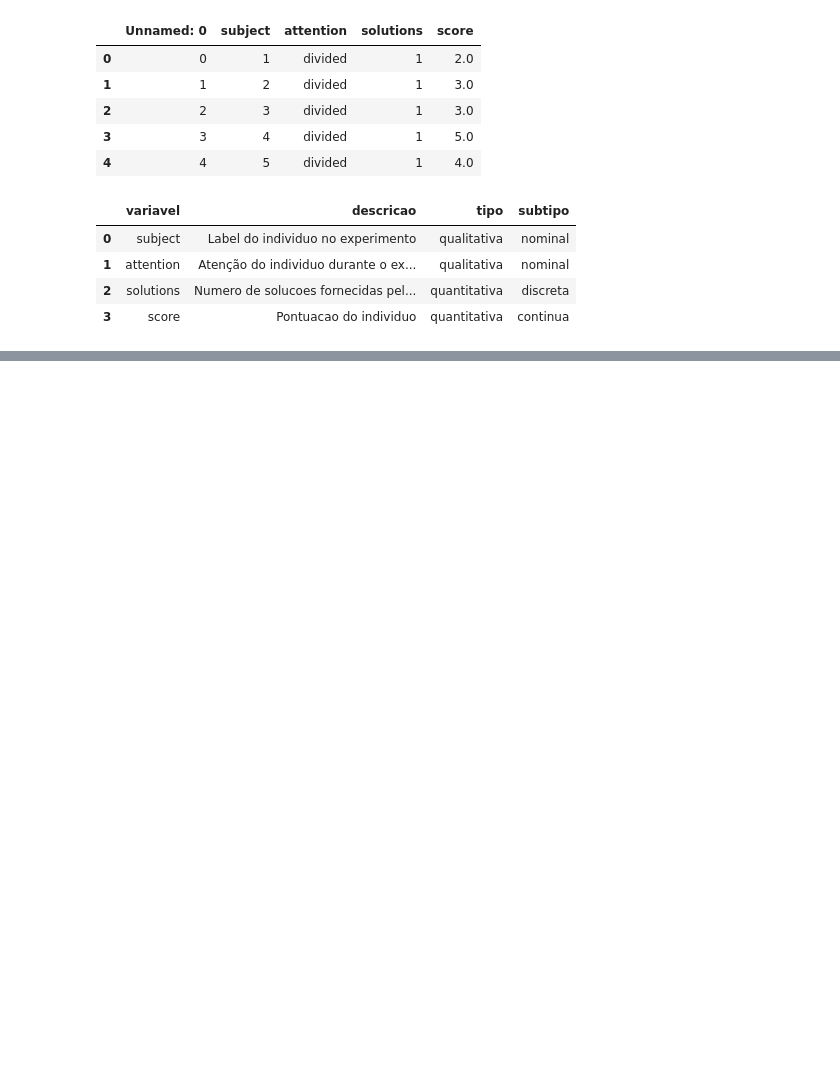
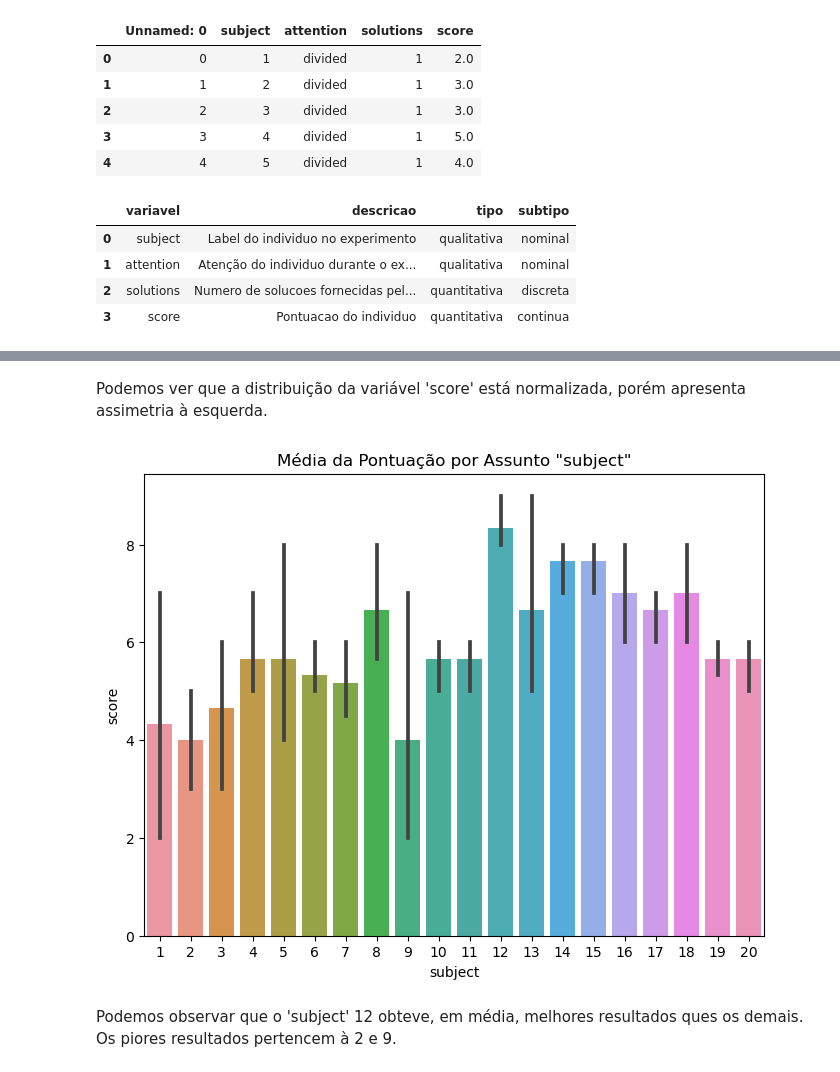
Before and after one commit to Jamaleco/avanti-bootcamp, a Jupyter notebook: notebooks/01-exploratory_data_analysis.ipynb, the cells around one changed output, grey strips where cells are left out. Saved outputs shown, nothing was run; the diff lists cells and outputs as text; code cells hidden in the pictures; blank space fills up the shorter version.

```diff
--- a/notebooks/01-exploratory_data_analysis.ipynb
+++ b/notebooks/01-exploratory_data_analysis.ipynb
@@ -51,0 +118,13 @@ df_dict.to_csv('../data/external/dicionario.csv', index=False)
+# %% [markdown]
+Podemos ver que a distribuição da variável 'score' está normalizada, porém apresenta assimetria à esquerda.
+# %%
+plt.figure(figsize=(8, 6))
+sns.barplot(data=df, x='subject', y='score', estimator=np.mean)
+plt.title('Média da Pontuação por Assunto "subject"')
+plt.xlabel('subject')
+plt.ylabel('score')
+plt.show()
+# %% [output]
+[figure, added]
+# %% [markdown]
+Podemos observar que o 'subject' 12 obteve, em média, melhores resultados ques os demais. Os piores resultados pertencem à 2 e 9.
```
Also changed, not shown: parts of 13 cells of this notebook.
